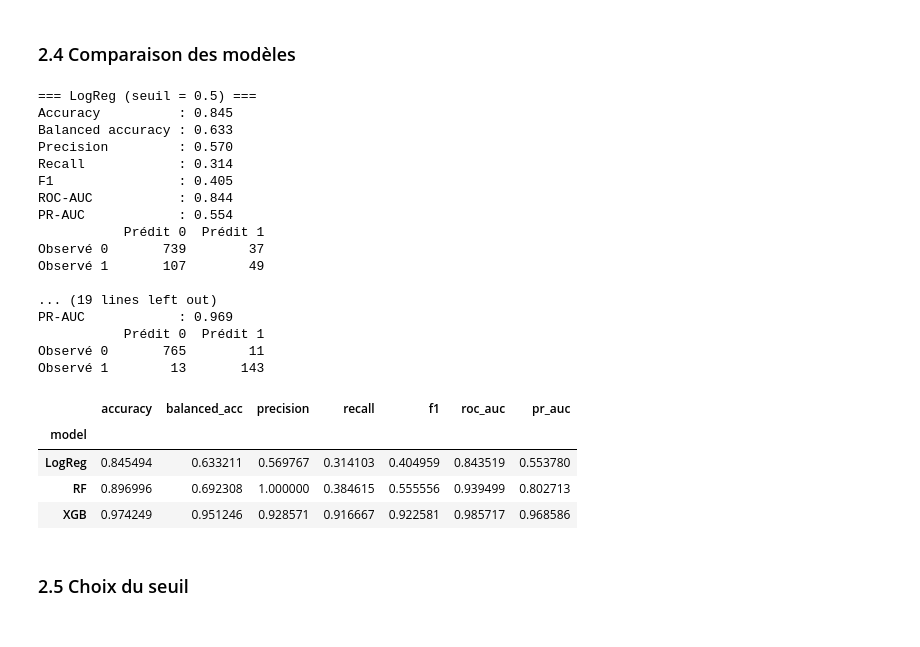
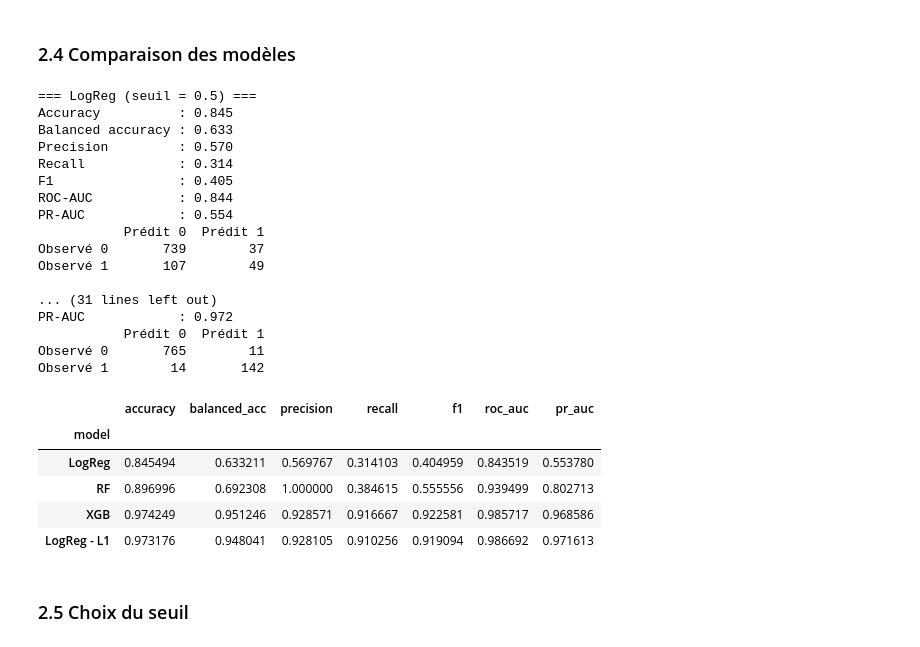
Before and after one commit to HinBenjamin/Projet_ML_and_DL, a Jupyter notebook: notebooks/exploration_benjamin.ipynb, the cells around one changed output. Cells and saved outputs as stored; diff of their text form; code cells hidden in the pictures.

Commit message:
MAJ pour tous les antiobiotiques

```diff
--- a/notebooks/exploration_benjamin.ipynb
+++ b/notebooks/exploration_benjamin.ipynb
@@ -146,0 +183,44 @@ Observé 1       107        49
+# %%
+# On stocke pour chaque coefficient de pénalisation le modèle et ses performances assoociés
+C_values = [0.001, 0.005, 0.01, 0.05, 0.1, 0.5, 1.0, 5.0]
+
+models_l1 = {}
+rows_l1   = []
+
+for C in C_values:
+    pipe = Pipeline([
+        ("scaler", StandardScaler()),
+        ("clf", LogisticRegression(
+            penalty="l1", solver="liblinear",
+            C=C, max_iter=5000, random_state=42,
+        )),
+    ])
+    pipe.fit(X_train, y_train)
+    m = evaluate(f"LR-L1 C={C}", pipe, X_val, y_val)
+    m["C"]          = C
+    m["n_features"] = int((pipe.named_steps["clf"].coef_.ravel() != 0).sum())
+    models_l1[C] = pipe
+    rows_l1.append(m)
+
+comparison_l1 = pd.DataFrame(rows_l1).set_index("model")
+
+# on prend le modèle pour lequel la PR_AUC est la plus élévée
+best_C = comparison_l1.loc[comparison_l1["pr_auc"].idxmax(), "C"]
+print(f"C retenu (PR-AUC max) : {best_C}")
+
+best_pipe = models_l1[best_C]
+coefs     = best_pipe.named_steps["clf"].coef_.ravel()
+
+# on extrait les features ayant un coefficient non nul
+selected = pd.DataFrame({
+    "feature" : X_train.columns,
+    "coef"    : coefs,
+    "abs_coef": np.abs(coefs),
+})
+selected = (selected[selected["coef"] != 0]
+              .sort_values("abs_coef", ascending=False)
+              .reset_index(drop=True))
+
+print(f"{len(selected)} features sélectionnées sur {len(coefs)} "
+      f"({100 * len(selected) / len(coefs):.2f}%)")
+selected.head(30)
@@ -213,33 +442,35 @@ Observé 1        13       143
 # %%
 rows = []
 rows.append(evaluate("LogReg", model_lr, X_val, y_val))
 rows.append(evaluate("RF",     model_rf, X_val, y_val))
 rows.append(evaluate("XGB",    model_xgb, X_val, y_val))
+rows.append(evaluate("LogReg - L1",    model_lr_l1, X_val, y_val))
 comparison = pd.DataFrame(rows).set_index("model")
 comparison
 # %% [output]
 === LogReg (seuil = 0.5) ===
 Accuracy          : 0.845
 Balanced accuracy : 0.633
 Precision         : 0.570
 Recall            : 0.314
 F1                : 0.405
 ROC-AUC           : 0.844
 PR-AUC            : 0.554
            Prédit 0  Prédit 1
 Observé 0       739        37
 Observé 1       107        49
 
-... (19 lines left out)
-PR-AUC            : 0.969
+... (31 lines left out)
+PR-AUC            : 0.972
            Prédit 0  Prédit 1
 Observé 0       765        11
-Observé 1        13       143
+Observé 1        14       142
 |  | accuracy | balanced_acc | precision | recall | f1 | roc_auc | pr_auc |
 | model |  |  |  |  |  |  |  |
 | LogReg | 0.845494 | 0.633211 | 0.569767 | 0.314103 | 0.404959 | 0.843519 | 0.553780 |
 | RF | 0.896996 | 0.692308 | 1.000000 | 0.384615 | 0.555556 | 0.939499 | 0.802713 |
 | XGB | 0.974249 | 0.951246 | 0.928571 | 0.916667 | 0.922581 | 0.985717 | 0.968586 |
+| LogReg - L1 | 0.973176 | 0.948041 | 0.928105 | 0.910256 | 0.919094 | 0.986692 | 0.971613 |
 # %% [markdown]
 ### 2.5 Choix du seuil
 # %%
```
Also changed, not shown: parts of 14 cells of this notebook, 19 other files.
